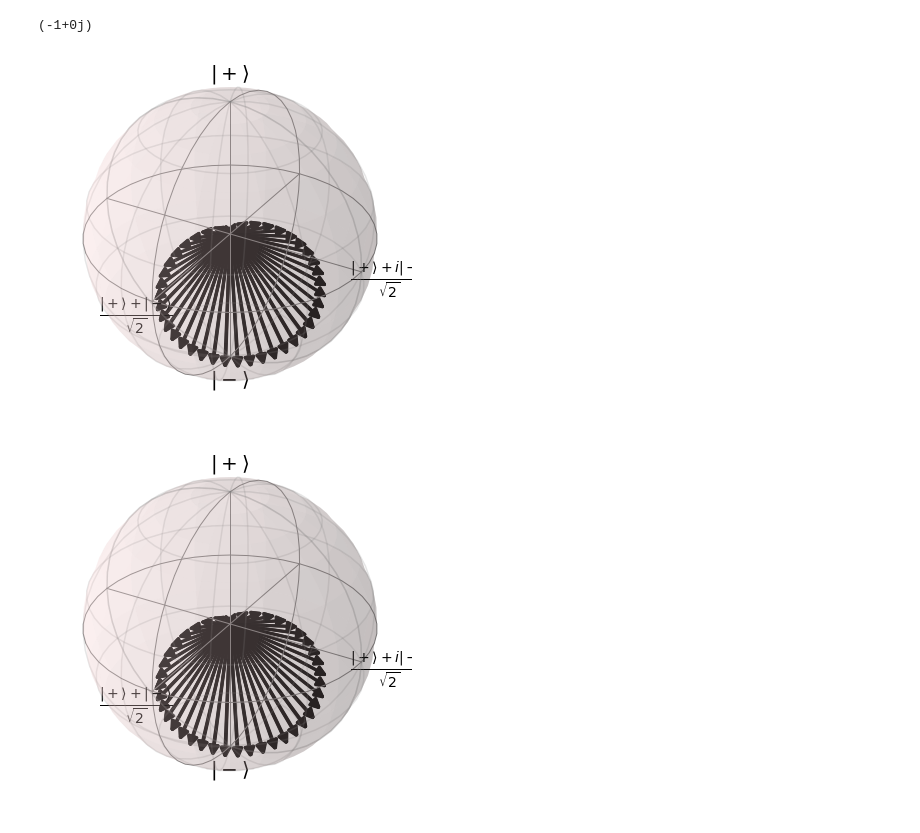
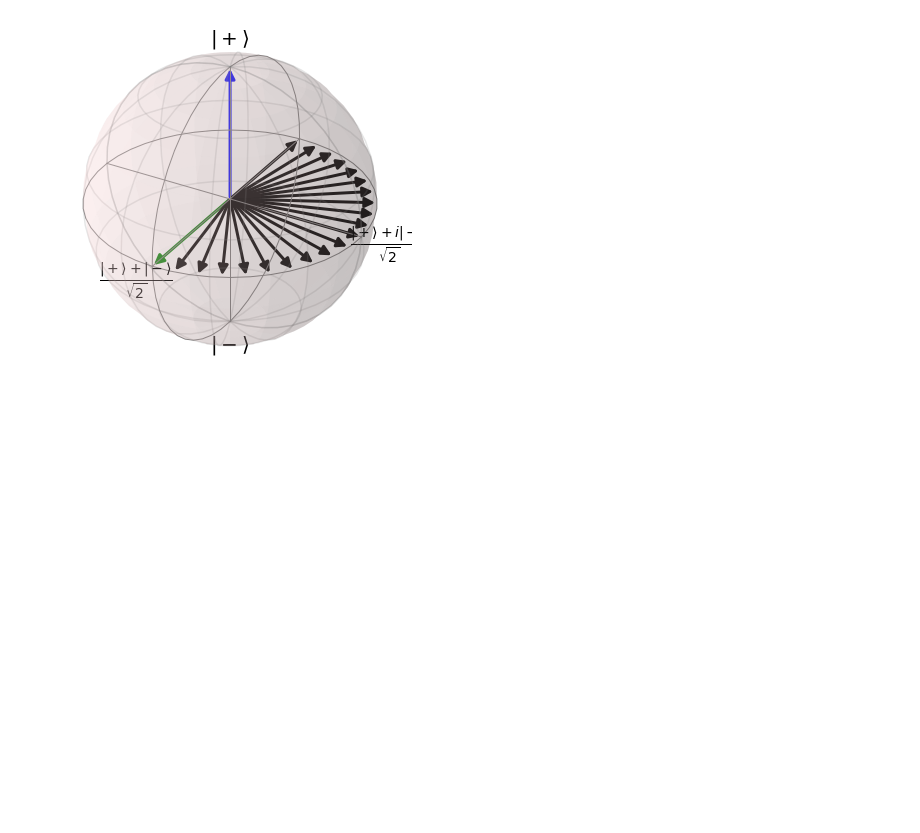
Before and after one commit to quantumJAK/elekwant, a Jupyter notebook: Elekwant_8_Qutip1.ipynb, the cells around one changed output. Saved outputs shown, nothing was run; the diff lists cells and outputs as text; code cells hidden in the pictures; blank space fills up the shorter version.

```diff
--- a/Elekwant_8_Qutip1.ipynb
+++ b/Elekwant_8_Qutip1.ipynb
@@ -4,47 +4,44 @@ import numpy as np
-# %%
-1j*1j
-# %% [output]
-(-1+0j)
 # %%
 #macierze pauliego
-sx = qt.sigmax()
-sy = qt.sigmay()
-sz = qt.sigmaz()
+sx = qt.sigmax() #sigma_x
+sy = qt.sigmay() #sigma_y
+sz = qt.sigmaz() #sigma_z
 
 
 #stany bazowe
-plus = qt.basis(2,0)  #|+>
-minus = qt.basis(2,1)  #|->
+plus = qt.basis(2,0)  #Stan |+>
+minus = qt.basis(2,1)  #Stan |->
 
 #upiększanie sfery blocha
-bloch = qt.Bloch()
-bloch.zlabel = [r"$|+\rangle$",r"$|-\rangle$"]
-bloch.xlabel = [r"$\frac{|+\rangle+|-\rangle}{\sqrt{2}}$",""]
-bloch.ylabel = [r"$\frac{|+\rangle+i|-\rangle}{\sqrt{2}}$",""]
-bloch.vector_color = ['k']
-#sphere.point_color = ['w']
-#sphere.point_marker = "o"
+bloch = qt.Bloch()  #initializacja sfery blocha
+bloch.zlabel = [r"$|+\rangle$",r"$|-\rangle$"] #zmieniamy oznaczenia osi z na |+>, |->
+bloch.xlabel = [r"$\frac{|+\rangle+|-\rangle}{\sqrt{2}}$",""] #osi x na (|+> + |->)/sqrt(2)
+bloch.ylabel = [r"$\frac{|+\rangle+i|-\rangle}{\sqrt{2}}$",""] #osi y na (|+> + i|->)/sqrt(2)
+bloch.vector_color = ['g']+["b"]+["k"]*200  #pierwszy wektor zielonym (stan początkowy),
+                                            #drugi niebieskim(Hamiltonian) kolejne 200 czarnym
 
 #stan poczatkowy cos(th/2)*|+> + sin(th/2)*e^{i phi}|->
-th0 = np.pi/2
-phi0 = 0
-stan0 = np.cos(th0/2)*plus + np.sin(th0/2)*np.exp(1j*phi0)*minus
-bloch.add_states(stan0)
-bloch.show()
+th0 = np.pi/2  #kąt od bieguna północnego
+phi0 = 0       #kąt od osi x (w płaszcyźnie równika)
+stan0 = np.cos(th0/2)*plus + np.sin(th0/2)*np.exp(1j*phi0)*minus  #stan początkowy
+bloch.add_states(stan0)   #rysuj stans początkowy
 
 #Ewolucja
-bx = 1; by = 0.7; bz = 0
-H = bx*sx+by*sy+bz*sz   #Hamiltonian
-tlist = np.linspace(0,2*np.pi,101)
-res = qt.mesolve(H,stan0,tlist)
+bx = 0; by = 0.0; bz = 1         #Definiujemy wokół której osi ma się kręcić (bx,by,bz)
+H = (bx*sx+by*sy+bz*sz).unit()   #Hamiltonian znormalizowany tzn. częstość kołowa omega = 1
+tlist = np.linspace(0,np.pi,21)  #Lista czasów (dająca obrót o pi)
+bloch.add_states(H)              #Rysujemy Hamiltonian jako niebieską strzałkę
+
+res = qt.mesolve(H,stan0,tlist)  #obliczamy ewolucję
 
 
 
 #rysujemy
-for stan in res.states:
-    bloch.add_states(stan)
-    continue
-bloch.show()
+for stan in res.states[1:]:   #pomijamy stan początkowy res.states[1:] bo przykryłby zieloną strzłkę
+    bloch.add_states(stan)    #rysujemy kolejne stany
+
+
+
+bloch.show() #patrzymy i podziwiamy
 # %% [output]
-[figure, old version]
+[figure, new version]
-[figure, removed]
```
Also changed, not shown: parts of 6 cells of this notebook.
